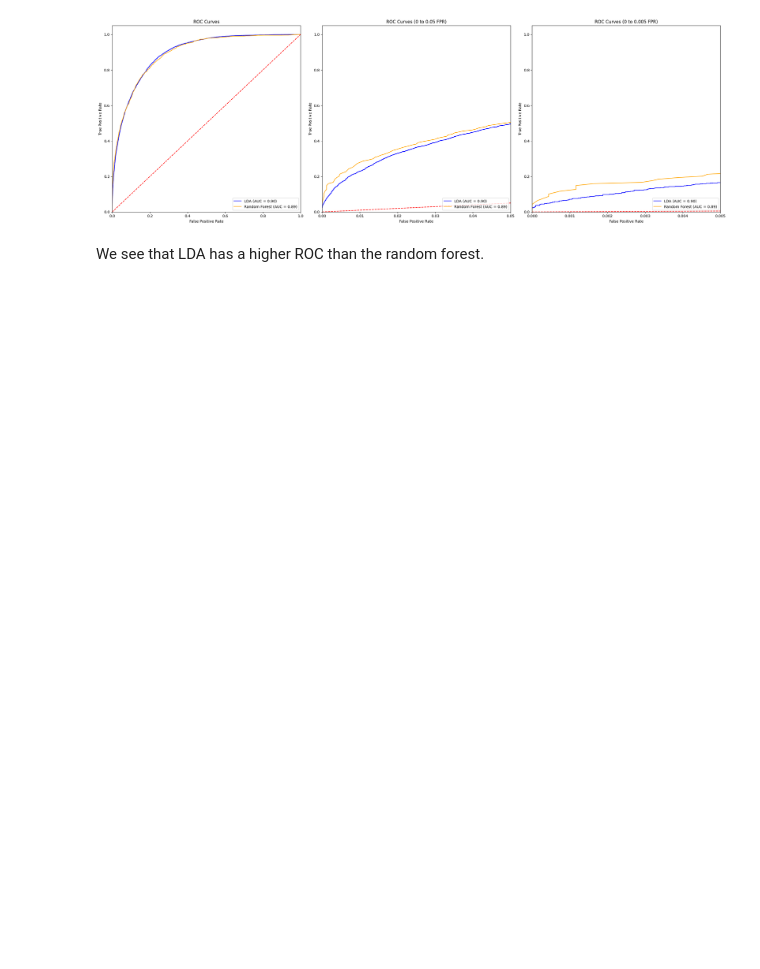
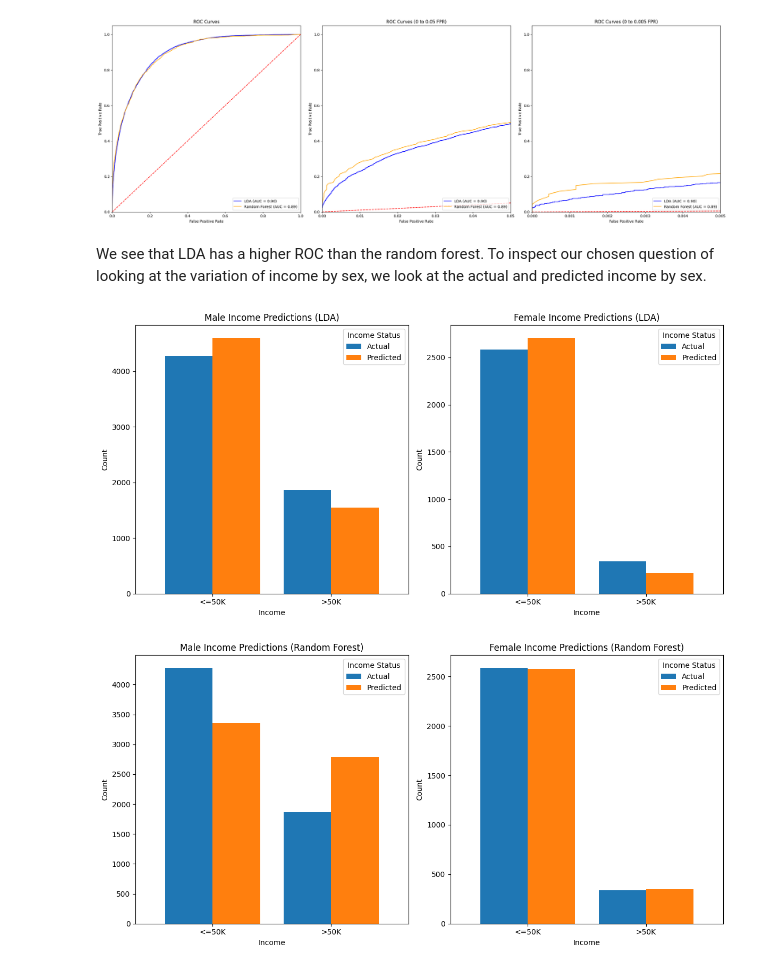
Before and after one commit to SHeywood8/dst-group-project-1, a Jupyter notebook: report/06-Conclusion.ipynb, the cells around one changed output. Drawn from its saved outputs; the diff is of its cells as text; code cells hidden in the pictures; blank space fills up the shorter version.

```diff
--- a/report/06-Conclusion.ipynb
+++ b/report/06-Conclusion.ipynb
@@ -65,4 +84,64 @@ plt.show()
 # %% [output]
 [figure]
 # %% [markdown]
-We see that LDA has a higher ROC than the random forest.
+We see that LDA has a higher ROC than the random forest. To inspect our chosen question of looking at the variation of income by sex, we look at the actual and predicted income by sex.
+# %%
+def plot_income_predictions(results_df, model_name):
+    # Filter for males and females
+    male_df = results_df[results_df['Sex'] == 'Male']
+    female_df = results_df[results_df['Sex'] == 'Female']
+
+    # Count occurrences for males
+    male_actual_counts = male_df['Actual Income'].value_counts()
+    male_predicted_counts = male_df['Predicted Income'].value_counts()
+
+    # Count occurrences for females
+    female_actual_counts = female_df['Actual Income'].value_counts()
+    female_predicted_counts = female_df['Predicted Income'].value_counts()
+
+    # Create a DataFrame to hold counts for males
+    male_income_counts = pd.DataFrame({
+        'Actual': male_actual_counts,
+        'Predicted': male_predicted_counts
+    }).fillna(0)
+
+    # Create a DataFrame to hold counts for females
+    female_income_counts = pd.DataFrame({
+        'Actual': female_actual_counts,
+        'Predicted': female_predicted_counts
+    }).fillna(0)
+
+    # Create side-by-side bar plots
+    fig, axes = plt.subplots(nrows=1, ncols=2, figsize=(12, 6))
+
+    # Male plot
+    male_income_counts.plot(kind='bar', ax=axes[0], color=['#1f77b4', '#ff7f0e'], width=0.8)
+    axes[0].set_title(f'Male Income Predictions ({model_name})')
+    axes[0].set_ylabel('Count')
+    axes[0].set_xlabel('Income')
+    axes[0].set_xticklabels(male_income_counts.index, rotation=0)
+    axes[0].legend(title='Income Status', loc='upper right')
+
+    # Female plot
+    female_income_counts.plot(kind='bar', ax=axes[1], color=['#1f77b4', '#ff7f0e'], width=0.8)
+    axes[1].set_title(f'Female Income Predictions ({model_name})')
+    axes[1].set_ylabel('Count')
+    axes[1].set_xlabel('Income')
+    axes[1].set_xticklabels(female_income_counts.index, rotation=0)
+    axes[1].legend(title='Income Status', loc='upper right')
+
+    plt.tight_layout()
+    plt.show()
+
+# Usage for results_df_lda.pkl
+with open('pickle/results_df_lda.pkl', 'rb') as f:
+    results_df_lda = pickle.load(f)
+plot_income_predictions(results_df_lda, 'LDA')
+
+# Usage for results_df_rf.pkl
+with open('pickle/results_df_rf.pkl', 'rb') as f:
+    results_df_rf = pickle.load(f)
+plot_income_predictions(results_df_rf, 'Random Forest')
+# %% [output]
+[figure, added]
+[figure, added]
```
Also changed, not shown: parts of 3 cells of this notebook, 3 other files.
